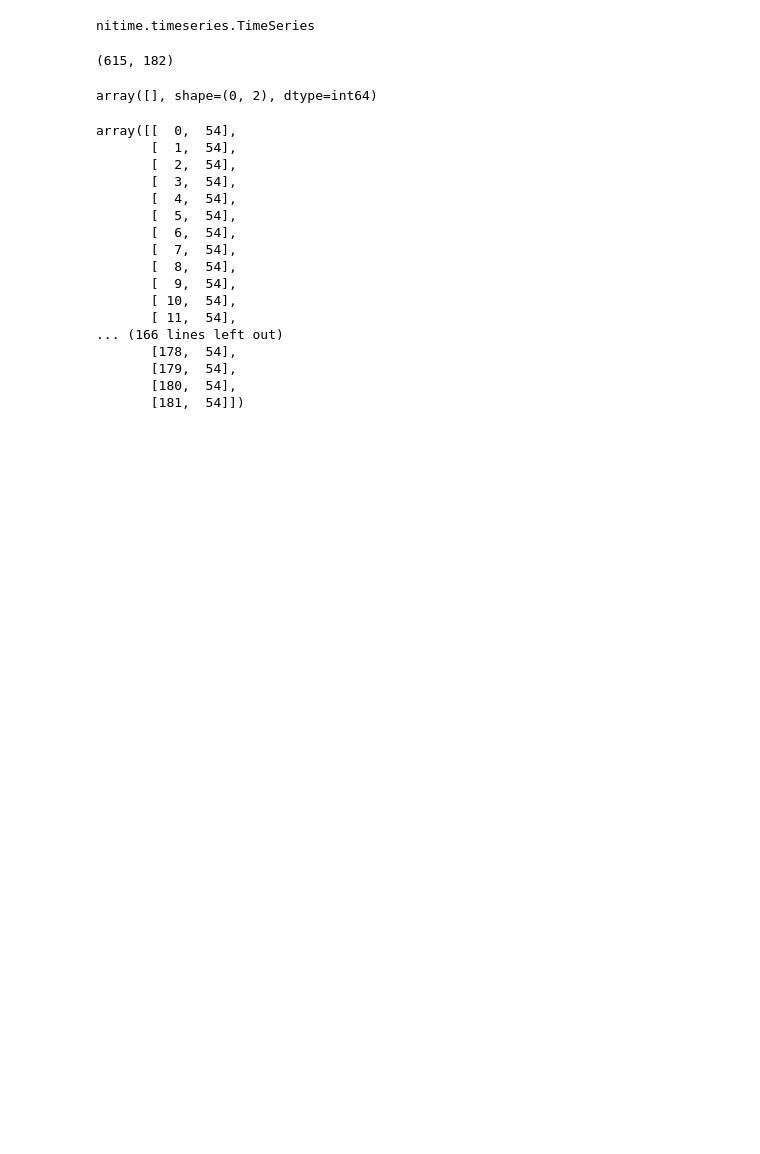
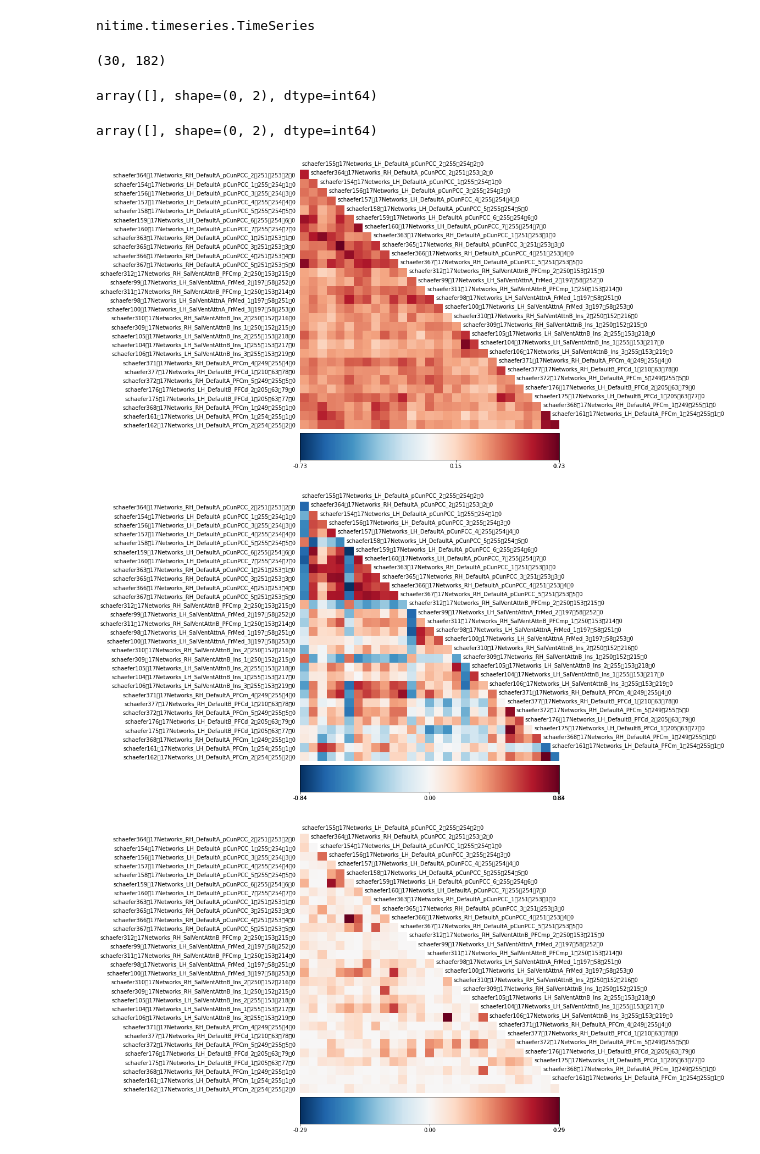
Before and after one commit to Qonrad/2020capstone, a Jupyter notebook: granger.ipynb, the cells around one changed output. Saved outputs shown, nothing was run; the diff lists cells and outputs as text; code cells hidden in the pictures; blank space fills up the shorter version.

```diff
--- a/granger.ipynb
+++ b/granger.ipynb
@@ -77,7 +77,7 @@ We read in the resting state fMRI data into a recarray from a csv file:
 
 """
 
-data_rec = np.genfromtxt("./timeseries_CSVs/ROI_Subject001_Session001.csv", dtype=float, delimiter=',', names=True)
+data_rec = np.genfromtxt("./timeseries_CSVs/ROI_Subject014_Session001.csv", dtype=float, delimiter=',', names=True)
 
 roi_names = np.array(data_rec.dtype.names)
 nseq = len(roi_names)
@@ -167,8 +167,8 @@ for i in range(len(g1)):
 
 #print(len(G._granger_causality['gc_xy'].keys()), "keys")
 
-#fig01 = drawmatrix_channels(coh, roi_names, size=[10., 10.], color_anchor=0)
-#fig02 = drawmatrix_channels(C2.corrcoef, roi_names, size=[10., 10.], color_anchor=0)
+fig01 = drawmatrix_channels(coh, roi_names, size=[10., 10.], color_anchor=0)
+fig02 = drawmatrix_channels(C2.corrcoef, roi_names, size=[10., 10.], color_anchor=0)
 fig03 = drawmatrix_channels(g1, roi_names, size=[10., 10.], color_anchor=0)
 """
 Differences in the HRF between different ROIs are a potential source of
@@ -219,48 +219,35 @@ References
    Verlage, 2006: 451-474
 
 .. [Roebroeck2005] A. Roebroeck, E., Formisano R. Goebel (2005). Mapping
    directed influence over the brain using Granger causality and
    fMRI. NeuroImage 25: 230-242.
 
 .. [Kayser2009] A. Kayser, F. Sun, M. D'Esposito (2009). A comparison of
    Granger causality and coherency in fMRI-based analysis of the motor
    system. NeuroImage 30: 3475-94
 
 .. [David2008] O. David, I. Guillemain, S. Saillet, S. Reyt, C. Deransart,
    C. Segebarth, A. Depaulis (2008). Identifying neural drivers with functional
    MRI: An electrophysiological validation. PLoS Biol 6:e315
 
 
 """
 
 """
 /usr/local/lib/python3.7/site-packages/nitime/viz.py:284: RuntimeWarning: All-NaN slice encountered
   max_val = np.nanmax(m)
 /usr/local/lib/python3.7/site-packages/nitime/viz.py:285: RuntimeWarning: All-NaN slice encountered
   min_val = np.nanmin(m)
 /usr/local/lib/python3.7/site-packages/matplotlib/colorbar.py:768: RuntimeWarning: invalid value encountered in less_equal
   b = b[(b <= intv[1] + eps) & (b >= intv[0] - eps)]
 /usr/local/lib/python3.7/site-packages/matplotlib/colorbar.py:768: RuntimeWarning: invalid value encountered in greater_equal
   b = b[(b <= intv[1] + eps) & (b >= intv[0] - eps)]
 """
 # %% [output]
 nitime.timeseries.TimeSeries
-(615, 182)
+(30, 182)
 array([], shape=(0, 2), dtype=int64)
-array([[  0,  54],
-       [  1,  54],
-       [  2,  54],
-       [  3,  54],
-       [  4,  54],
-       [  5,  54],
-       [  6,  54],
-       [  7,  54],
-       [  8,  54],
-       [  9,  54],
-       [ 10,  54],
-       [ 11,  54],
-... (166 lines left out)
-       [178,  54],
-       [179,  54],
-       [180,  54],
-       [181,  54]])
+array([], shape=(0, 2), dtype=int64)
+[figure, added]
+[figure, added]
+[figure, added]
```
Also changed, not shown: parts of 1 cell of this notebook, 1 other file.
